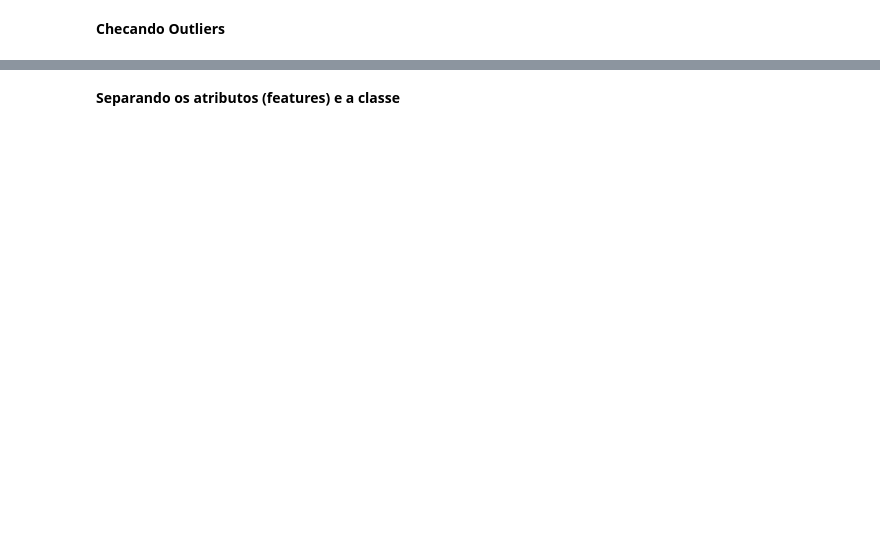
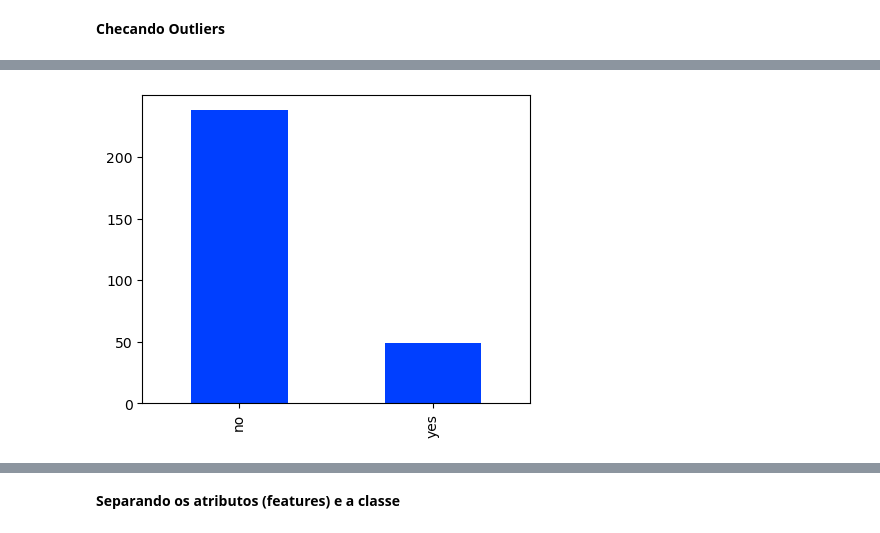
Before and after one commit to livyReis/tcc_autismo, a Jupyter notebook: classificadores_autismo_criancas.ipynb, the cells around one changed output, grey strips where cells are left out. Cells and saved outputs as stored; diff of their text form; code cells hidden in the pictures; blank space fills up the shorter version.

```diff
--- a/classificadores_autismo_criancas.ipynb
+++ b/classificadores_autismo_criancas.ipynb
@@ -573,0 +351,4 @@ autismo_criancas.head(1)
+# %%
+autismo_criancas['austim'].value_counts().plot.bar();
+# %% [output]
+[figure, added]
```
Also changed, not shown: parts of 216 cells of this notebook, 2 other files.
